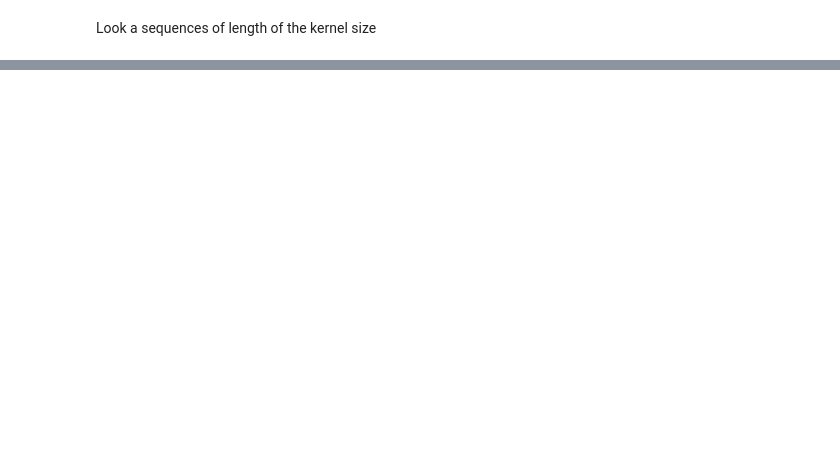
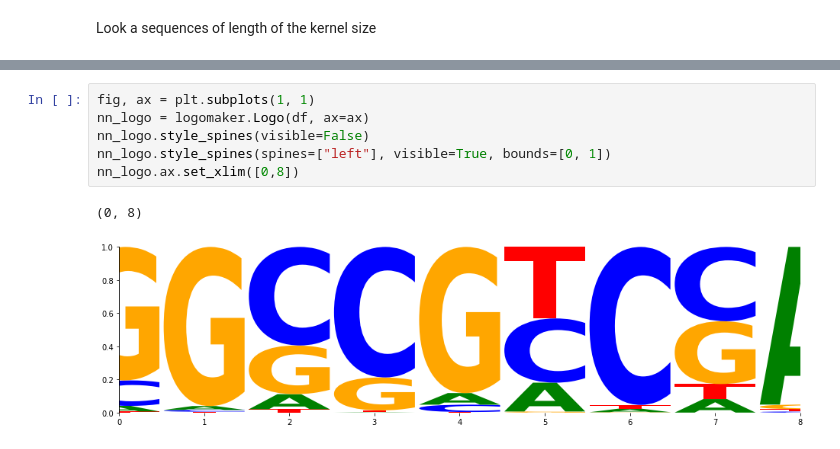
Before and after one commit to carrascomj/drastic, a Jupyter notebook: notebooks/logos.ipynb, the cells around one changed output, grey strips where cells are left out. Cells and saved outputs as stored; diff of their text form; blank space fills up the shorter version.

```diff
--- a/notebooks/logos.ipynb
+++ b/notebooks/logos.ipynb
@@ -105,0 +144,9 @@ fig
+# %%
+fig, ax = plt.subplots(1, 1)
+nn_logo = logomaker.Logo(df, ax=ax)
+nn_logo.style_spines(visible=False)
+nn_logo.style_spines(spines=["left"], visible=True, bounds=[0, 1])
+nn_logo.ax.set_xlim([0,8])
+# %% [output]
+(0, 8)
+[figure, added]
```
Also changed, not shown: parts of 9 cells of this notebook.
